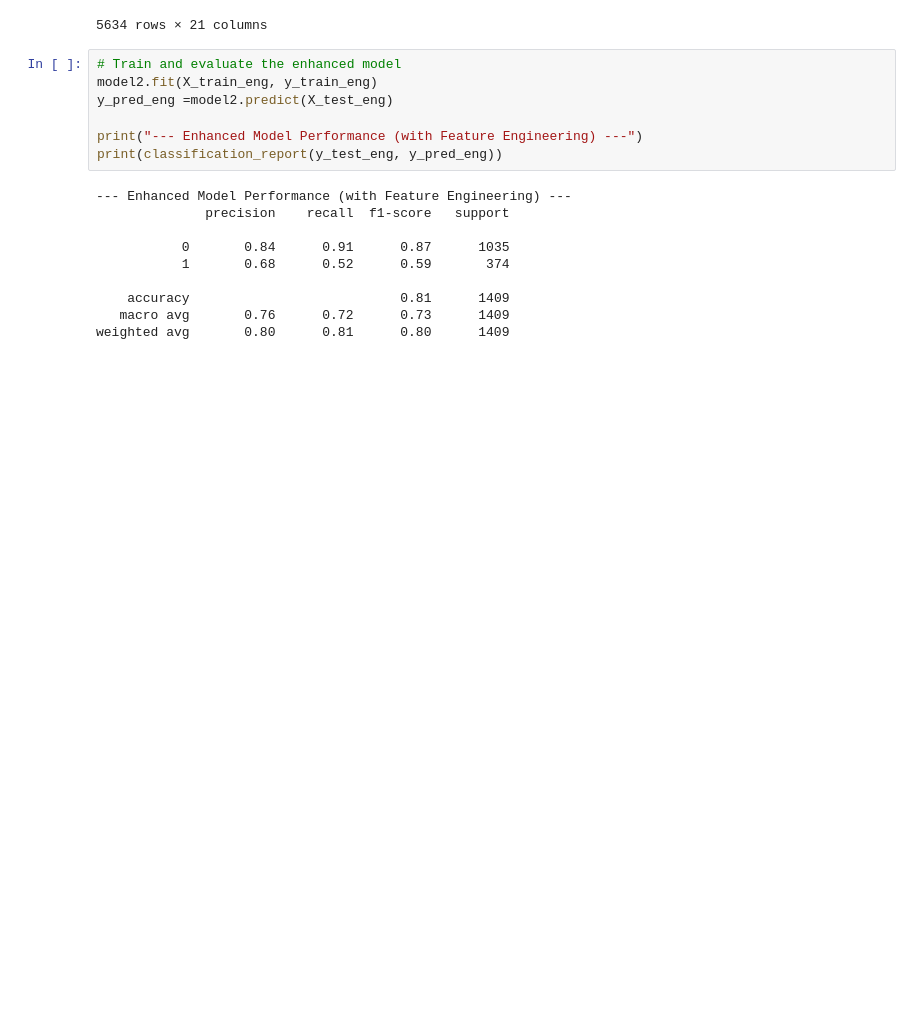
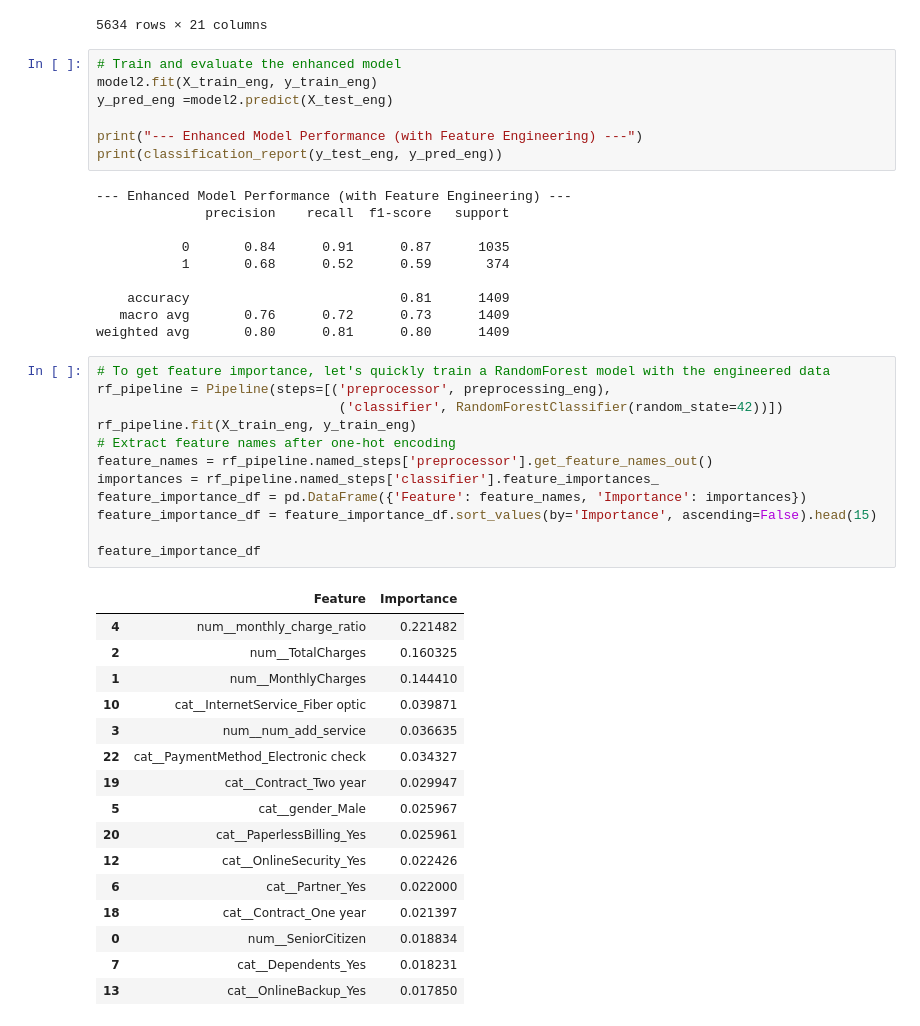
Before and after one commit to princeiiitk/Preventing-Customer-Churn-with-Feature-Transformation, a Jupyter notebook: Preventing_Customer_Churn_with_Feature_Transformation.ipynb, the cells around one changed output. Cells and saved outputs as stored; diff of their text form; blank space fills up the shorter version.

```diff
--- a/Preventing_Customer_Churn_with_Feature_Transformation.ipynb
+++ b/Preventing_Customer_Churn_with_Feature_Transformation.ipynb
@@ -347,3 +347,32 @@ print(classification_report(y_test_eng, y_pred_eng))
     accuracy                           0.81      1409
    macro avg       0.76      0.72      0.73      1409
 weighted avg       0.80      0.81      0.80      1409
+# %%
+# To get feature importance, let's quickly train a RandomForest model with the engineered data
+rf_pipeline = Pipeline(steps=[('preprocessor', preprocessing_eng),
+                               ('classifier', RandomForestClassifier(random_state=42))])
+rf_pipeline.fit(X_train_eng, y_train_eng)
+# Extract feature names after one-hot encoding
+feature_names = rf_pipeline.named_steps['preprocessor'].get_feature_names_out()
+importances = rf_pipeline.named_steps['classifier'].feature_importances_
+feature_importance_df = pd.DataFrame({'Feature': feature_names, 'Importance': importances})
+feature_importance_df = feature_importance_df.sort_values(by='Importance', ascending=False).head(15)
+
+feature_importance_df
+# %% [output]
+|  | Feature | Importance |
+| 4 | num__monthly_charge_ratio | 0.221482 |
+| 2 | num__TotalCharges | 0.160325 |
+| 1 | num__MonthlyCharges | 0.144410 |
+| 10 | cat__InternetService_Fiber optic | 0.039871 |
+| 3 | num__num_add_service | 0.036635 |
+| 22 | cat__PaymentMethod_Electronic check | 0.034327 |
+| 19 | cat__Contract_Two year | 0.029947 |
+| 5 | cat__gender_Male | 0.025967 |
+| 20 | cat__PaperlessBilling_Yes | 0.025961 |
+| 12 | cat__OnlineSecurity_Yes | 0.022426 |
+| 6 | cat__Partner_Yes | 0.022000 |
+| 18 | cat__Contract_One year | 0.021397 |
+| 0 | num__SeniorCitizen | 0.018834 |
+| 7 | cat__Dependents_Yes | 0.018231 |
+| 13 | cat__OnlineBackup_Yes | 0.017850 |
```
Also changed, not shown: parts of 6 cells of this notebook.
